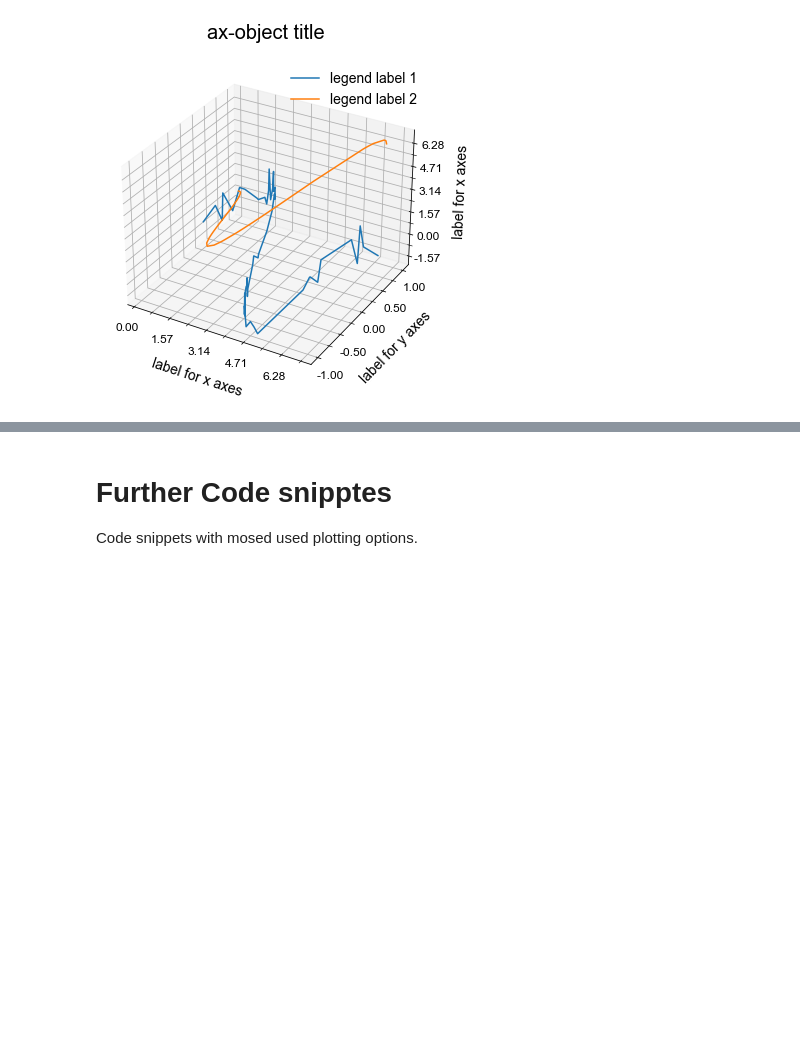
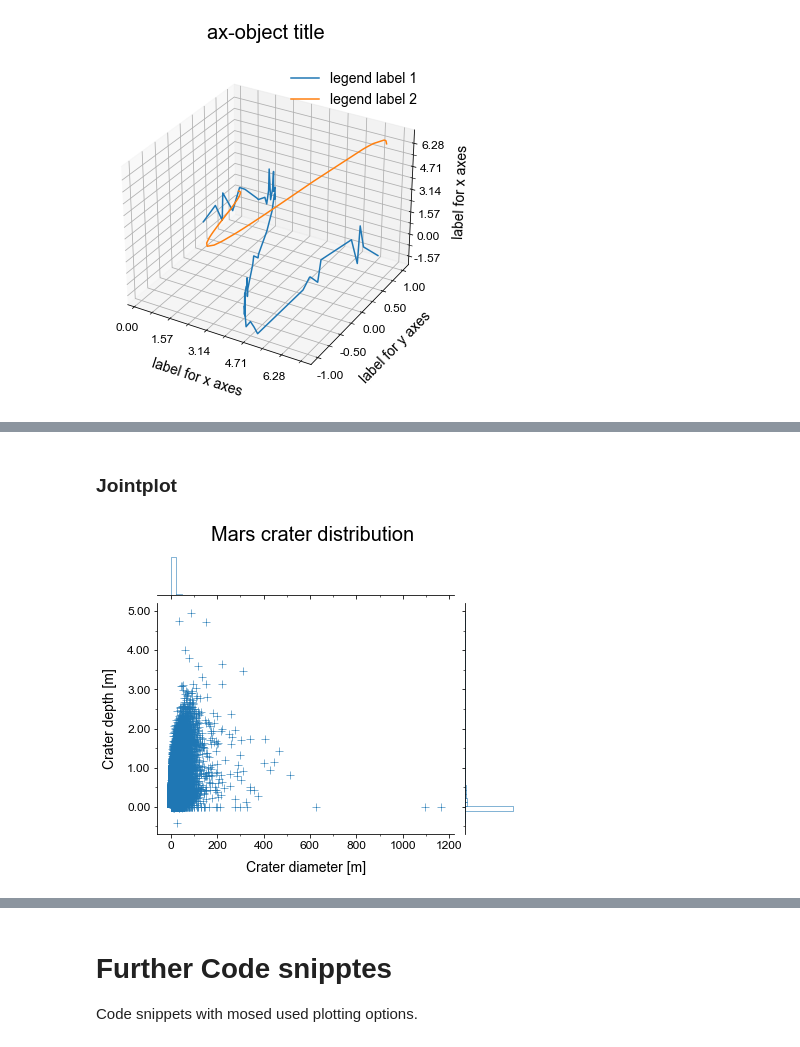
Before and after one commit to jxhnx/notes, a Jupyter notebook: plotting.ipynb, the cells around one changed output, grey strips where cells are left out. Drawn from its saved outputs; the diff is of its cells as text; code cells hidden in the pictures; blank space fills up the shorter version.

Commit message:
added seaborn plotting and csv data

```diff
--- a/plotting.ipynb
+++ b/plotting.ipynb
@@ -268,0 +274,37 @@ ax.zaxis.set_major_formatter(plt.FormatStrFormatter('%.2f'))
+# %%
+# Selecting data
+crater_diam = mars_data['DIAM_CIRCLE_IMAGE']
+crater_depth = mars_data['DEPTH_RIMFLOOR_TOPOG']
+
+def binning_2D(pd_data, bin_x: list, bin_y: list):
+    # cuts data frame in 2D bins and counts data points per bin
+    df = pd_data.copy()
+    df['bin_x'] = pd.cut(df.iloc[:, 0], bin_x, include_lowest=True)
+    df['bin_y'] = pd.cut(df.iloc[:, 1], bin_y, include_lowest=True)
+    df = df.groupby(['bin_x', 'bin_y']).size().reset_index(name='count')
+    df['bin_x'] = df['bin_x'].map(lambda x : x.mid)
+    df['bin_y'] = df['bin_y'].map(lambda x : x.mid)
+    df = df.pivot_table(columns='bin_x', index='bin_y', values='count')
+    df = df.sort_values(by=['bin_y'], ascending=False)
+    return df
+# %% [markdown]
+### Jointplot
+# %%
+g = sns.jointplot(x=crater_diam, y=crater_depth, marker='+',
+                    s=50, marginal_kws=dict(bins=50, fill=False))
+g.fig.set_size_inches(6,5)
+g.fig.subplots_adjust(top=0.90)
+ax = g.ax_joint
+plt.suptitle('Mars crater distribution')
+ax.set_xlabel('Crater diameter [m]')
+ax.set_ylabel('Crater depth [m]')
+# ax.xaxis.set_major_locator(plt.MaxNLocator(5))
+# ax.yaxis.set_major_locator(plt.MaxNLocator(5))
+ax.xaxis.set_major_locator(plt.MultipleLocator(200))
+ax.yaxis.set_major_locator(plt.MultipleLocator(1))
+ax.xaxis.set_minor_locator(plt.MultipleLocator(100))
+ax.yaxis.set_minor_locator(plt.MultipleLocator(0.5))
+ax.xaxis.set_major_formatter(plt.FormatStrFormatter('%.0f'))
+ax.yaxis.set_major_formatter(plt.FormatStrFormatter('%.2f'))
+# %% [output]
+[figure, added]
```
Also changed, not shown: parts of 12 cells of this notebook, 4 other files.
